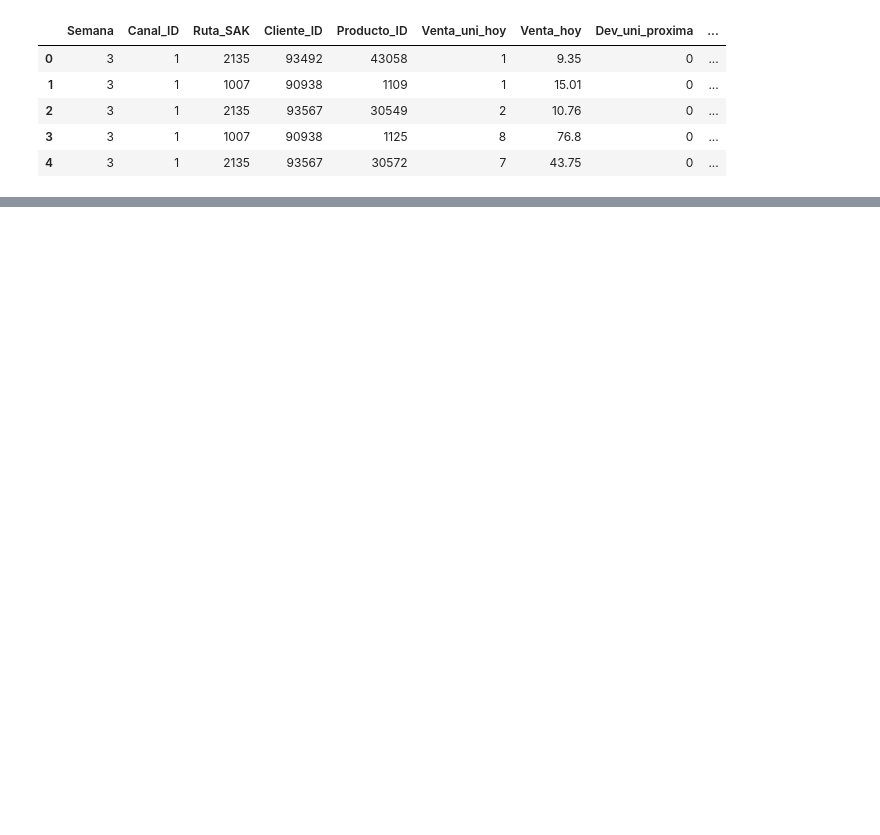
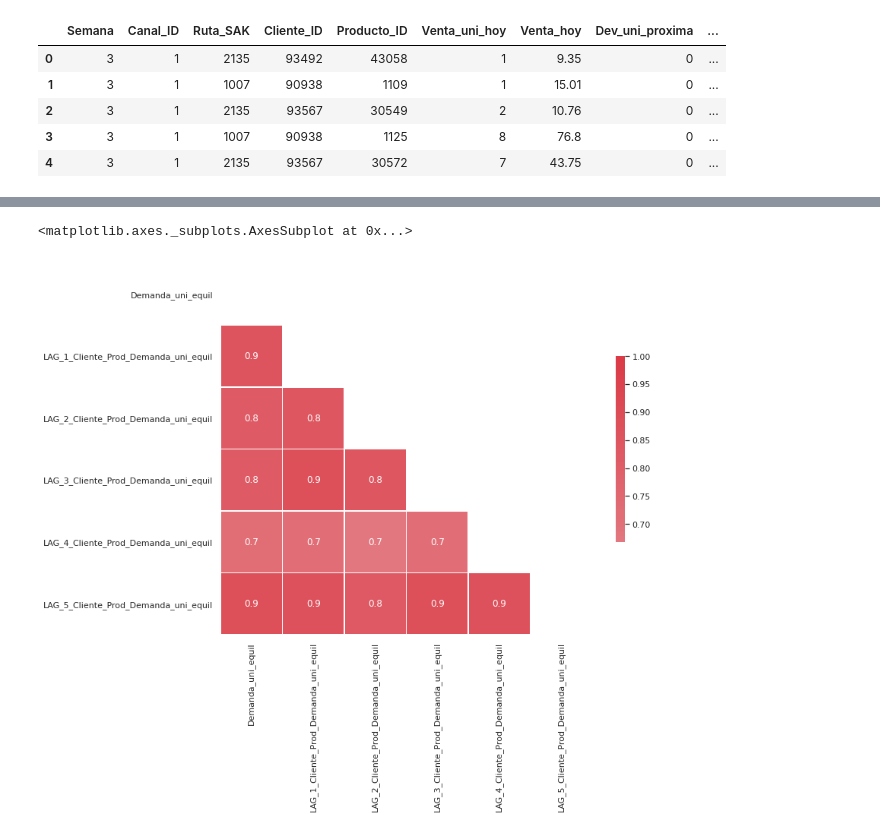
Before and after one commit to brunotagoncalves/bimbo-compassers, a Jupyter notebook: kaggle_api_2st_read.ipynb, the cells around one changed output, grey strips where cells are left out. Cells and saved outputs as stored; diff of their text form; code cells hidden in the pictures; blank space fills up the shorter version.

```diff
--- a/kaggle_api_2st_read.ipynb
+++ b/kaggle_api_2st_read.ipynb
@@ -363,0 +515,6 @@ DataFrame[summary: string, Semana: string, Canal_ID: string, Ruta_SAK: string, C
+# %%
+df = spark.read.format('parquet').load('data/tabelao_lag/')
+# %%
+df_sample = df.sample(fraction=0.01).toPandas()
+
+df_sample.describe()
@@ -363,0 +531,2 @@ DataFrame[summary: string, Semana: string, Canal_ID: string, Ruta_SAK: string, C
+# %%
+cols = [i for i in df_sample.columns if i[-len('Demanda_uni_equil'):] in ['Demanda_uni_equil']]
@@ -363,0 +553,32 @@ DataFrame[summary: string, Semana: string, Canal_ID: string, Ruta_SAK: string, C
+# %%
+from string import ascii_letters
+import numpy as np
+import pandas as pd
+import seaborn as sns
+import matplotlib.pyplot as plt
+
+sns.set_theme(style="white")
+
+# Generate a large random dataset
+#rs = np.random.RandomState(33)
+#d = pd.DataFrame(data=rs.normal(size=(100, 26)),
+#                 columns=list(ascii_letters[26:]))
+
+# Compute the correlation matrix
+corr = df_sample.loc[:,cols].astype('float').corr()
+
+# Generate a mask for the upper triangle
+mask = np.triu(np.ones_like(corr, dtype=bool))
+
+# Set up the matplotlib figure
+f, ax = plt.subplots(figsize=(11, 9))
+
+# Generate a custom diverging colormap
+cmap = sns.diverging_palette(10, 10, as_cmap=True)
+
+# Draw the heatmap with the mask and correct aspect ratio
+sns.heatmap(corr, mask=mask, cmap=cmap, vmax=1, center=0,annot=True,fmt=".1f",
+            square=True, linewidths=.5, cbar_kws={"shrink": .5})
+# %% [output]
+<matplotlib.axes._subplots.AxesSubplot at 0x...>
+[figure, added]
```
Also changed, not shown: parts of 22 cells of this notebook.
